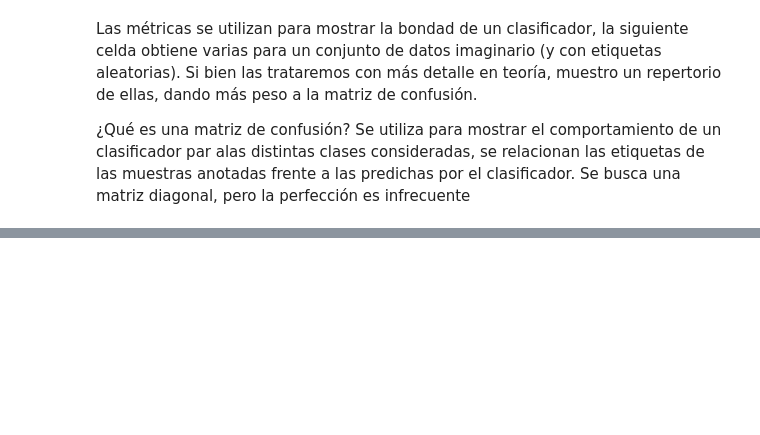
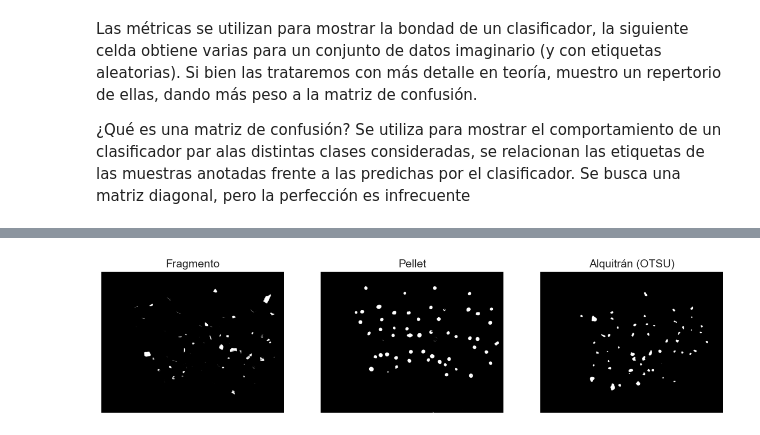
Before and after one commit to pablosanttanaa/VC, a Jupyter notebook: Práctica 3/P3/VC_P3.ipynb, the cells around one changed output, grey strips where cells are left out. Saved outputs shown, nothing was run; the diff lists cells and outputs as text; code cells hidden in the pictures; blank space fills up the shorter version.

```diff
--- a/Práctica 3/P3/VC_P3.ipynb
+++ b/Práctica 3/P3/VC_P3.ipynb
@@ -410,0 +419,30 @@ plt.show()
+# %%
+# Umbralizado 'fragmentos' y 'pellet'
+# Se ha tenido que jugar con los valores de umbralizado ya que detectba las sombras del folio sobre el que están los fragmentos
+_,frag_umbral = cv2.threshold(frag_gris,100,255,cv2.THRESH_BINARY_INV)
+_,pel_umbral = cv2.threshold(pellet_gris,95,255,cv2.THRESH_BINARY_INV)
+
+# Umbralizado con método de Otsu
+_,tar_umbral = cv2.threshold(alqui_gris,0,255,cv2.THRESH_BINARY_INV+cv2.THRESH_OTSU)
+
+# Mostrar las imágenes umbralizadas
+plt.figure(figsize=(15, 6))
+
+plt.subplot(131)
+plt.title('Fragmento')
+plt.axis("off")
+plt.imshow(frag_umbral,cmap='gray')
+
+plt.subplot(132)
+plt.title('Pellet')
+plt.axis("off")
+plt.imshow(pel_umbral,cmap='gray')
+
+plt.subplot(133)
+plt.title('Alquitrán (OTSU)')
+plt.axis("off")
+plt.imshow(tar_umbral,cmap='gray')
+
+plt.show()
+# %% [output]
+[figure, added]
```
Also changed, not shown: parts of 3 cells of this notebook.
